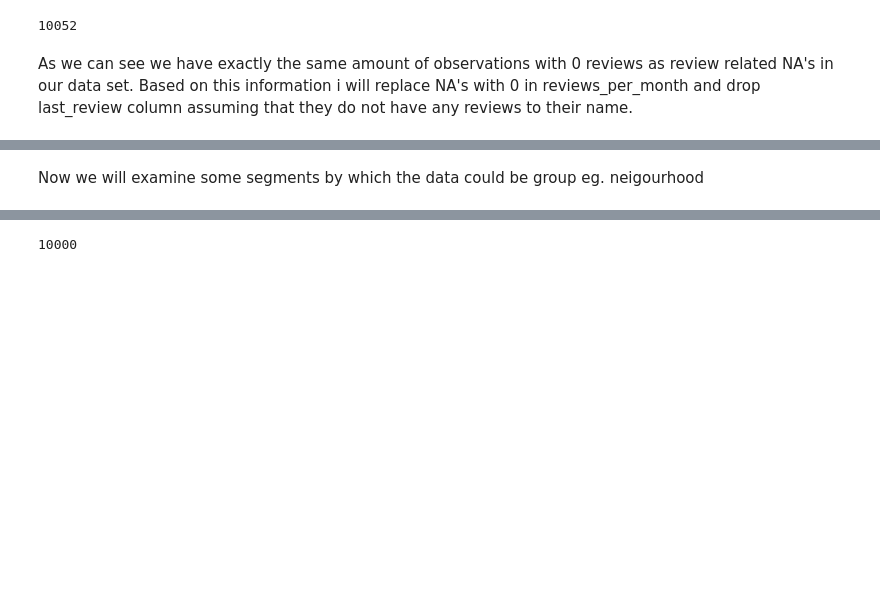
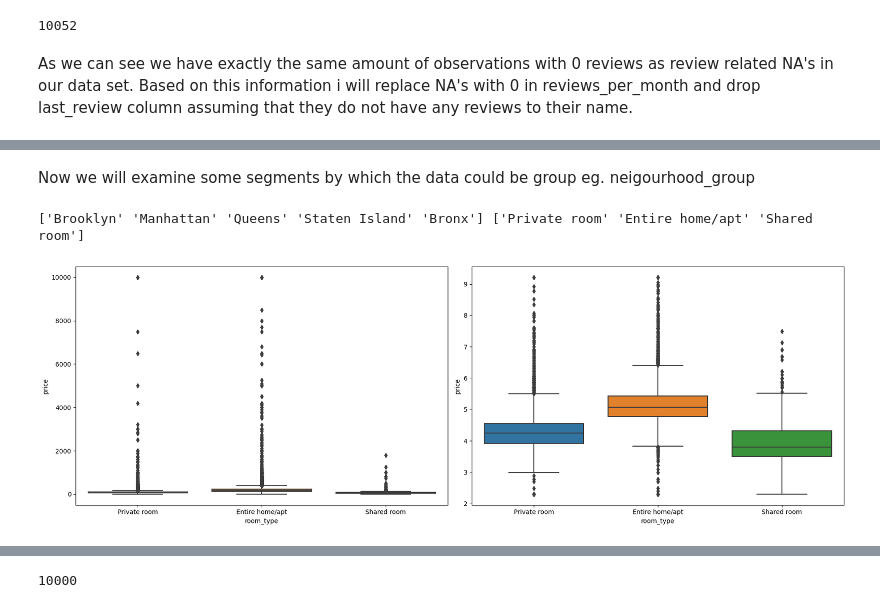
Before and after one commit to GrzegKrajewski/NY_BnB_Analysis, a Jupyter notebook: NY_Analysis.ipynb, the cells around one changed output, grey strips where cells are left out. Drawn from its saved outputs; the diff is of its cells as text; code cells hidden in the pictures; blank space fills up the shorter version.

```diff
--- a/NY_Analysis.ipynb
+++ b/NY_Analysis.ipynb
@@ -101,4 +103,4 @@ df.head()
 | 3 | 3831 | Cozy Entire Floor of Brownstone | 4869 | LisaRoxanne | Brooklyn | Clinton Hill | 40.68514 | -73.95976 | ... |
 | 4 | 5022 | Entire Apt: Spacious Studio/Loft ... | 7192 | Laura | Manhattan | East Harlem | 40.79851 | -73.94399 | ... |
 # %% [markdown]
-Now we will examine some segments by which the data could be group eg. neigourhood
+Now we will examine some segments by which the data could be group eg. neigourhood_group
@@ -106,0 +107,14 @@ df['neighbourhood'].unique()
+# %%
+print(df['neighbourhood_group'].unique(),
+df['room_type'].unique())
+# %% [output]
+['Brooklyn' 'Manhattan' 'Queens' 'Staten Island' 'Bronx'] ['Private room' 'Entire home/apt' 'Shared room']
+# %%
+f, axes = plt.subplots(1, 2)
+plt.rcParams["figure.figsize"] = [18.00, 6.0]
+sns.boxplot(y=df['price'],x=df['room_type'],ax=axes[0])
+sns.boxplot(y=np.log(df['price']),x=df['room_type'],ax=axes[1])
+plt.rcParams["figure.autolayout"] = True
+plt.show()
+# %% [output]
+[figure, added]
```
Also changed, not shown: parts of 8 cells of this notebook.
